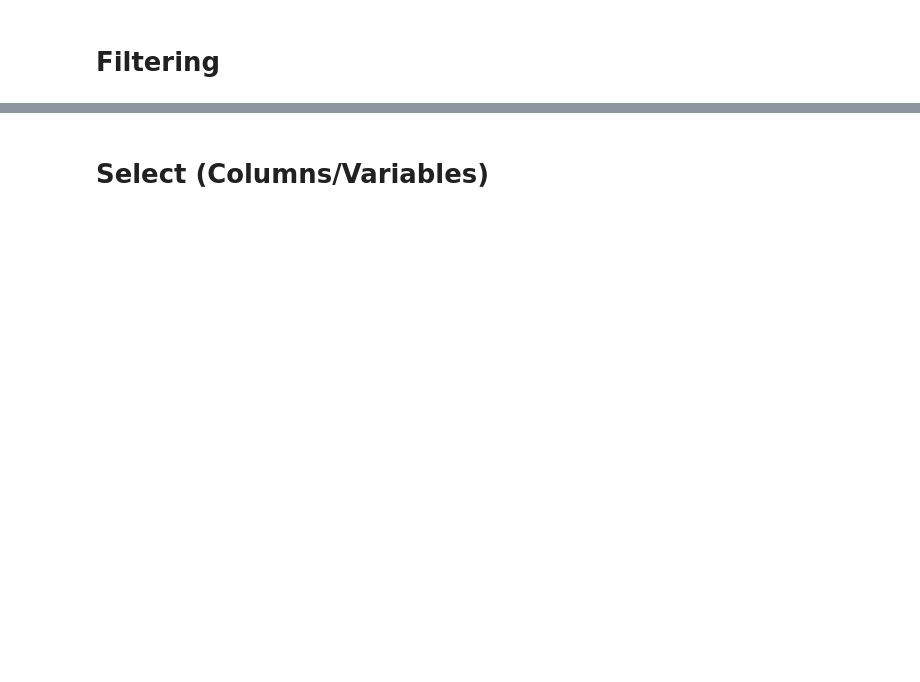
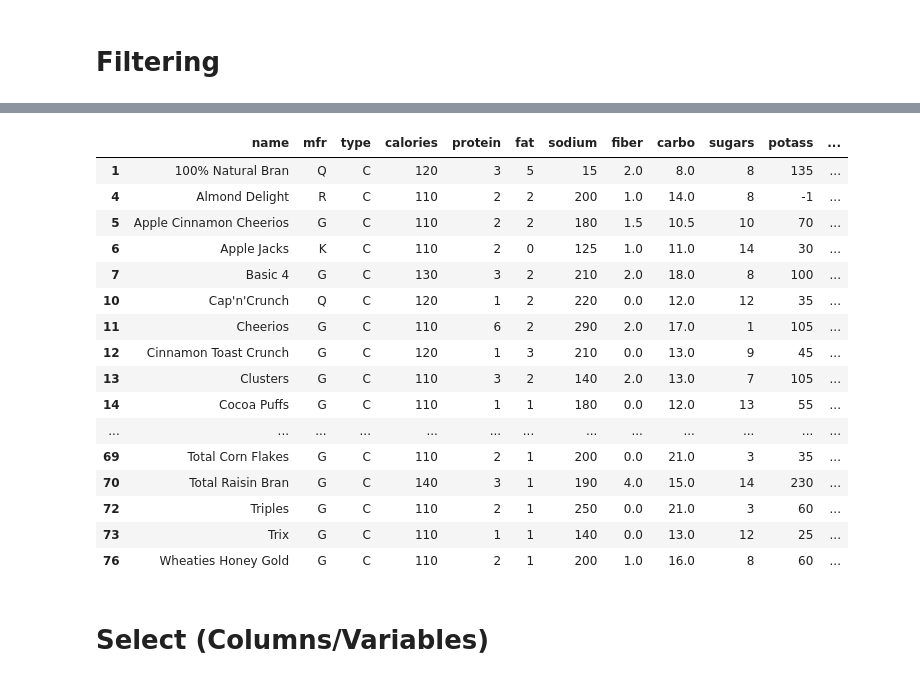
Before and after one commit to Bbat54/Bbat54, a Jupyter notebook: IntroToPandas.ipynb, the cells around one changed output, grey strips where cells are left out. Drawn from its saved outputs; the diff is of its cells as text; code cells hidden in the pictures; blank space fills up the shorter version.

```diff
--- a/IntroToPandas.ipynb
+++ b/IntroToPandas.ipynb
@@ -14,0 +20,4 @@ mydata = pd.read_csv("/cereals.csv")
+# %%
+url = 'https://raw.githubusercontent.com/Bbat54/Bbat54/main/cereals.csv'
+mydata = pd.read_csv(url) #from github
+#mydata = pd.read_csv("/cereals.csv")
@@ -24,3 +87,25 @@ mydata[mydata["calories"] > 100]
+# %%
+# mydata[mydata.calories > 100]
+mydata[mydata["calories"] > 100]
+#mydata.calories > 100 #Boolean
+# %% [output]
+|  | name | mfr | type | calories | protein | fat | sodium | fiber | carbo | sugars | potass | ... |
+| 1 | 100% Natural Bran | Q | C | 120 | 3 | 5 | 15 | 2.0 | 8.0 | 8 | 135 | ... |
+| 4 | Almond Delight | R | C | 110 | 2 | 2 | 200 | 1.0 | 14.0 | 8 | -1 | ... |
+| 5 | Apple Cinnamon Cheerios | G | C | 110 | 2 | 2 | 180 | 1.5 | 10.5 | 10 | 70 | ... |
+| 6 | Apple Jacks | K | C | 110 | 2 | 0 | 125 | 1.0 | 11.0 | 14 | 30 | ... |
+| 7 | Basic 4 | G | C | 130 | 3 | 2 | 210 | 2.0 | 18.0 | 8 | 100 | ... |
+| 10 | Cap'n'Crunch | Q | C | 120 | 1 | 2 | 220 | 0.0 | 12.0 | 12 | 35 | ... |
+| 11 | Cheerios | G | C | 110 | 6 | 2 | 290 | 2.0 | 17.0 | 1 | 105 | ... |
+| 12 | Cinnamon Toast Crunch | G | C | 120 | 1 | 3 | 210 | 0.0 | 13.0 | 9 | 45 | ... |
+| 13 | Clusters | G | C | 110 | 3 | 2 | 140 | 2.0 | 13.0 | 7 | 105 | ... |
+| 14 | Cocoa Puffs | G | C | 110 | 1 | 1 | 180 | 0.0 | 12.0 | 13 | 55 | ... |
+| ... | ... | ... | ... | ... | ... | ... | ... | ... | ... | ... | ... | ... |
+| 69 | Total Corn Flakes | G | C | 110 | 2 | 1 | 200 | 0.0 | 21.0 | 3 | 35 | ... |
+| 70 | Total Raisin Bran | G | C | 140 | 3 | 1 | 190 | 4.0 | 15.0 | 14 | 230 | ... |
+| 72 | Triples | G | C | 110 | 2 | 1 | 250 | 0.0 | 21.0 | 3 | 60 | ... |
+| 73 | Trix | G | C | 110 | 1 | 1 | 140 | 0.0 | 13.0 | 12 | 25 | ... |
+| 76 | Wheaties Honey Gold | G | C | 110 | 2 | 1 | 200 | 1.0 | 16.0 | 8 | 60 | ... |
 # %% [markdown]
 # Select (Columns/Variables)
 # %%
```
Also changed, not shown: parts of 13 cells of this notebook.
